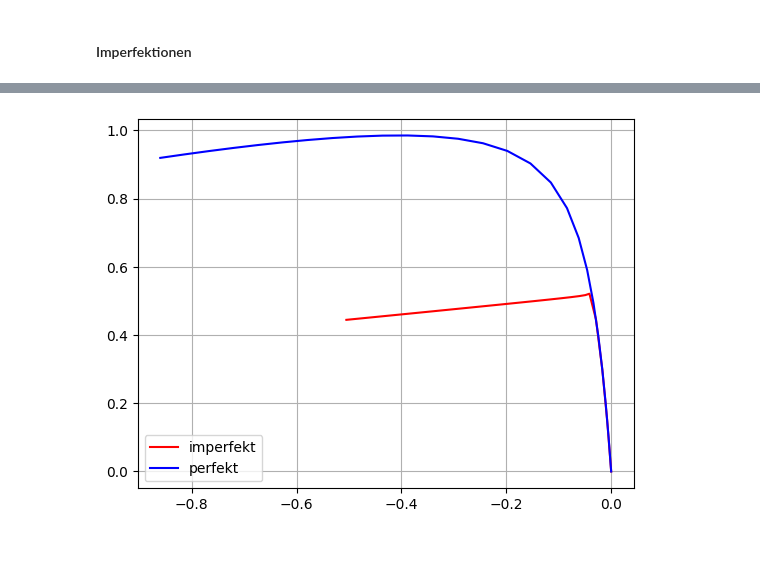
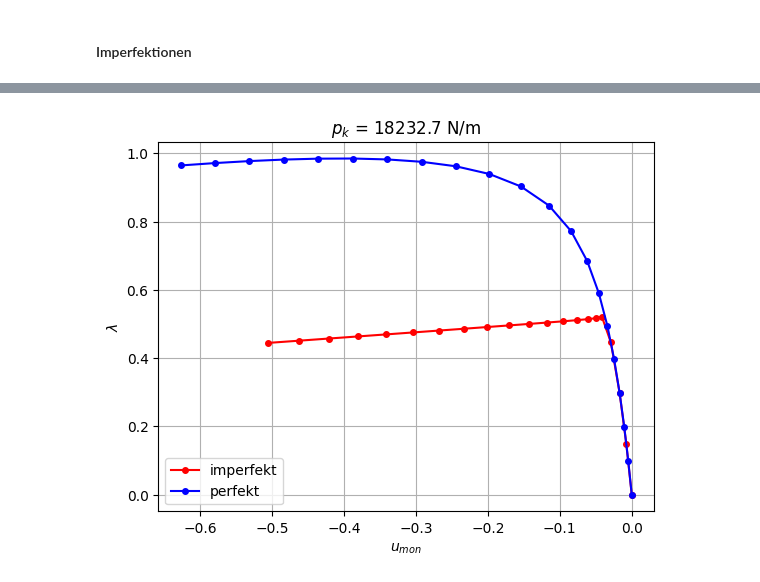
Before and after one commit to FJFalkner/Geometric_Nonlinear_FEM_2D, a Jupyter notebook: stability_circular_arch.ipynb, the cells around one changed output, grey strips where cells are left out. Saved outputs shown, nothing was run; the diff lists cells and outputs as text; code cells hidden in the pictures; blank space fills up the shorter version.

```diff
--- a/stability_circular_arch.ipynb
+++ b/stability_circular_arch.ipynb
@@ -161,6 +161,6 @@ Ignoring fixed y limits to fulfill fixed data aspect with adjustable data limits
 [figure]
 (<matplotlib.lines.Line2D at 0x...>,)
 # %%
-sol_postB_arcL = FEMsolve.arcL(mesh_postB, numInc = 25, Lambda0 = 1)
+sol_postB_arcL = FEMsolve.arcL(mesh_postB, numInc = 20, Lambda0 = 1)
 sol_postB_arcL.plotMonitor()
 # %% [output]
@@ -170,18 +184,11 @@ sol_postB_arcL.plotMonitor()
 # %%
-mesh_imp = copy.deepcopy(mesh_postB)
-
-mesh_imp.imperfection(buckling.buckModes[:,0], scale = 0.001)
-
-sol_postB_imp = FEMsolve.arcL(mesh_imp, numInc = 20, Lambda0 = 1.5)
-
-#sol_postB_imp.plotMonitor()
-
-#mesh_imp.plotDisplacement(sol_postB_imp.u)
-
-plt.plot(sol_postB_imp.monVal[:,1], sol_postB_imp.monVal[:,0], 'r', label='imperfekt')
-plt.plot(sol_postB_arcL.monVal[:,1], sol_postB_arcL.monVal[:,0],'b', label='perfekt')
+plt.plot(sol_postB_imp.monVal[:,1], sol_postB_imp.monVal[:,0], 'r-o', label='imperfekt', markersize=4)
+plt.plot(sol_postB_arcL.monVal[:,1], sol_postB_arcL.monVal[:,0],'b-o', label='perfekt', markersize=4)
+plt.xlabel('$u_{mon}$')
+plt.ylabel('$\lambda$')
 plt.grid()
 plt.legend()
+plt.title(f"$p_k$ = {F0*np.max(sol_postB_imp.monVal[:,0]):5.1f} N/m")
 plt.show()
 # %% [output]
-[figure, old version]
+[figure, new version]
```
Also changed, not shown: parts of 2 cells of this notebook.
